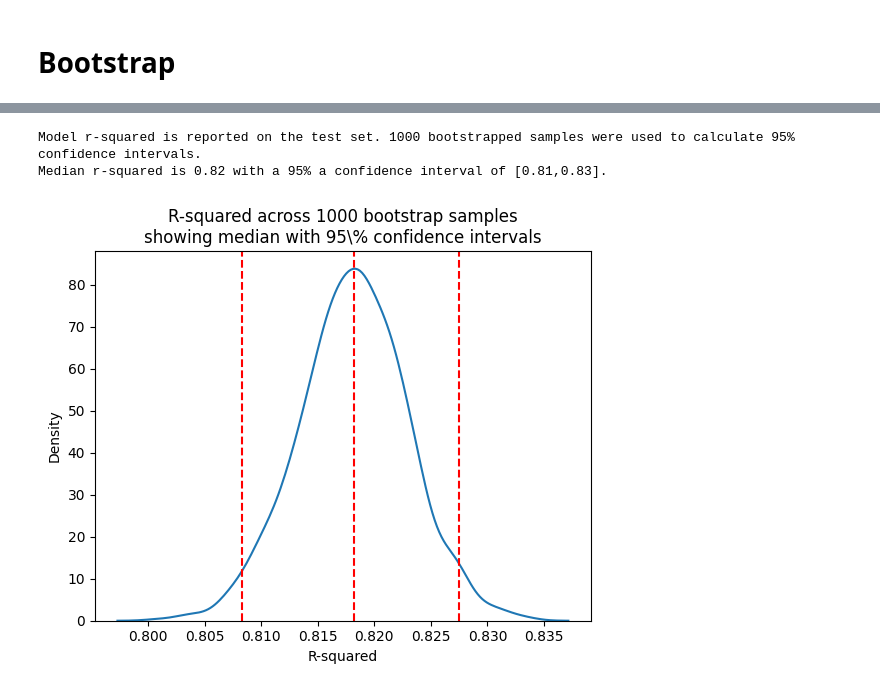
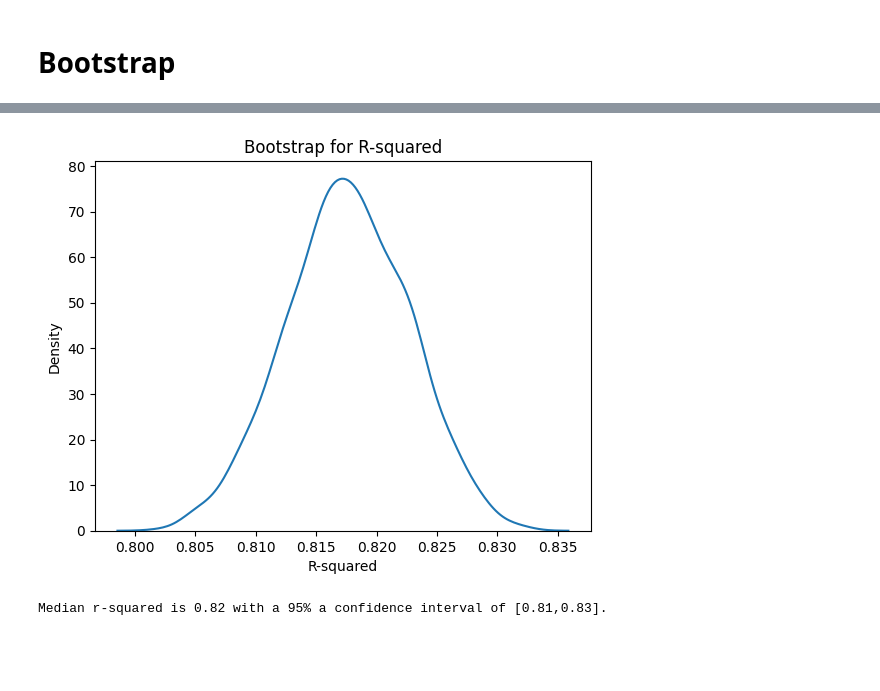
Before and after one commit to Vishal613/House-Price-Prediction, a Jupyter notebook: Models/Lasso_Regression.ipynb, the cells around one changed output, grey strips where cells are left out. Saved outputs shown, nothing was run; the diff lists cells and outputs as text; code cells hidden in the pictures; blank space fills up the shorter version.

```diff
--- a/Models/Lasso_Regression.ipynb
+++ b/Models/Lasso_Regression.ipynb
@@ -322,26 +303,0 @@ plt.show()
-# %%
-median = np.percentile(r2BS, 50)
-
-# get 95% interval
-alpha = 100-95
-lower_ci = np.percentile(r2BS, alpha/2)
-upper_ci = np.percentile(r2BS, 100-alpha/2)
-
-print(f"Model r-squared is reported on the test set. 1000 bootstrapped samples "
-      f"were used to calculate 95% confidence intervals.\n"
-      f"Median r-squared is {median:.2f} with a 95% a confidence "
-      f"interval of [{lower_ci:.2f},{upper_ci:.2f}].")
-# %% [output]
-Model r-squared is reported on the test set. 1000 bootstrapped samples were used to calculate 95% confidence intervals.
-Median r-squared is 0.82 with a 95% a confidence interval of [0.81,0.83].
-# %%
-sns.kdeplot(r2BS)
-plt.title("R-squared across 1000 bootstrap samples\n"
-          "showing median with 95\\% confidence intervals")
-plt.xlabel("R-squared")
-plt.axvline(median,0, 14, linestyle="--", color="red")
-plt.axvline(lower_ci,0, 14, linestyle="--", color="red")
-plt.axvline(upper_ci,0, 14, linestyle="--", color="red")
-plt.show()
-# %% [output]
-[figure, removed]
@@ -347,0 +314,18 @@ plt.show()
+# %%
+sns.kdeplot(r2BS)
+plt.title("Bootstrap for R-squared")
+plt.xlabel("R-squared")
+plt.show()
+# %% [output]
+[figure, added]
+# %%
+median = np.percentile(r2BS, 50)
+
+alpha = 100-95
+lowerCI = np.percentile(r2BS, alpha/2)
+upperCI = np.percentile(r2BS, 100-alpha/2)
+
+print(f"Median r-squared is {median:.2f} with a 95% a confidence "
+      f"interval of [{lowerCI:.2f},{upperCI:.2f}].")
+# %% [output]
+Median r-squared is 0.82 with a 95% a confidence interval of [0.81,0.83].
```
Also changed, not shown: parts of 4 cells of this notebook.
